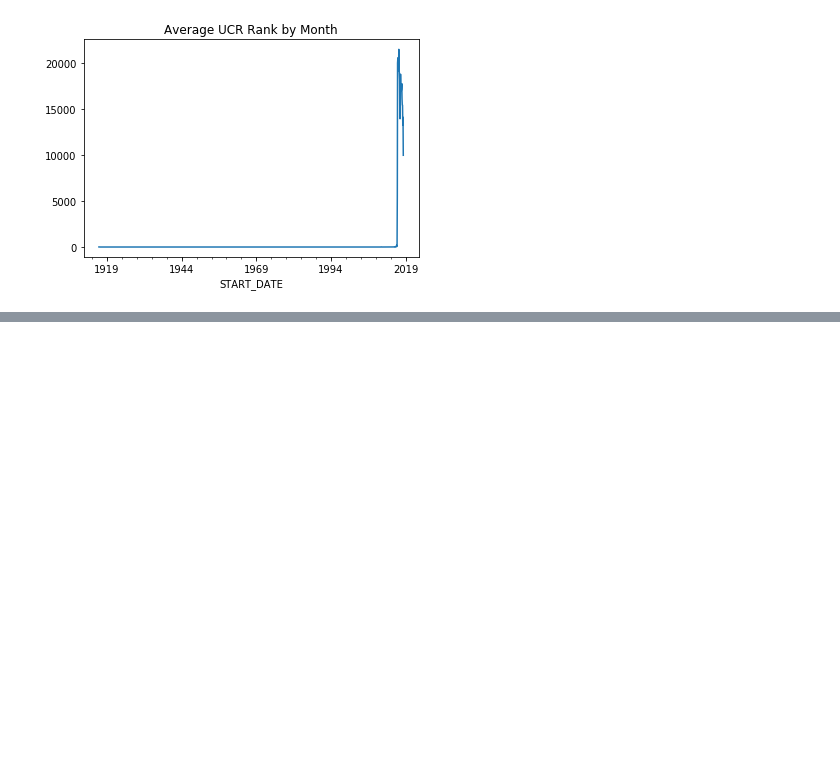
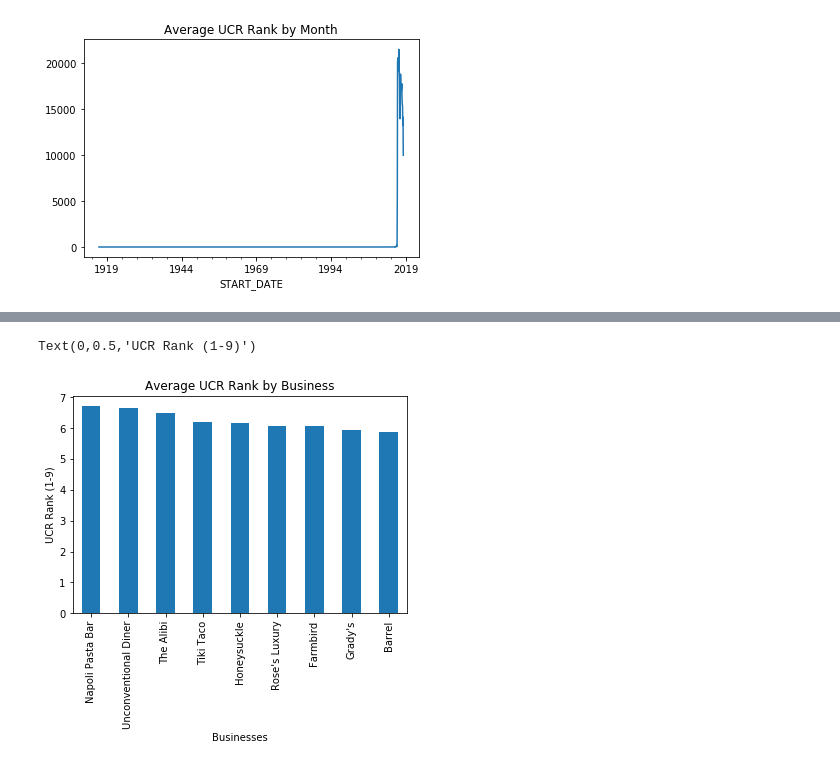
Before and after one commit to judithannthompkins/blockwise, a Jupyter notebook: data/blockwise_data_exploration_0423.ipynb, the cells around one changed output, grey strips where cells are left out. Cells and saved outputs as stored; diff of their text form; code cells hidden in the pictures; blank space fills up the shorter version.

```diff
--- a/data/blockwise_data_exploration_0423.ipynb
+++ b/data/blockwise_data_exploration_0423.ipynb
@@ -270,0 +403,7 @@ AttributeError: 'AxesSubplot' object has no attribute 'tail'
+# %%
+my_plot = ucrrank_mean.sort_values(by='ucrrank',ascending=False).plot(kind='bar',legend=None,title="Average UCR Rank by Business")
+my_plot.set_xlabel("Businesses")
+my_plot.set_ylabel("UCR Rank (1-9)")
+# %% [output]
+Text(0,0.5,'UCR Rank (1-9)')
+[figure, added]
```
Also changed, not shown: parts of 23 cells of this notebook, 7 other files.
